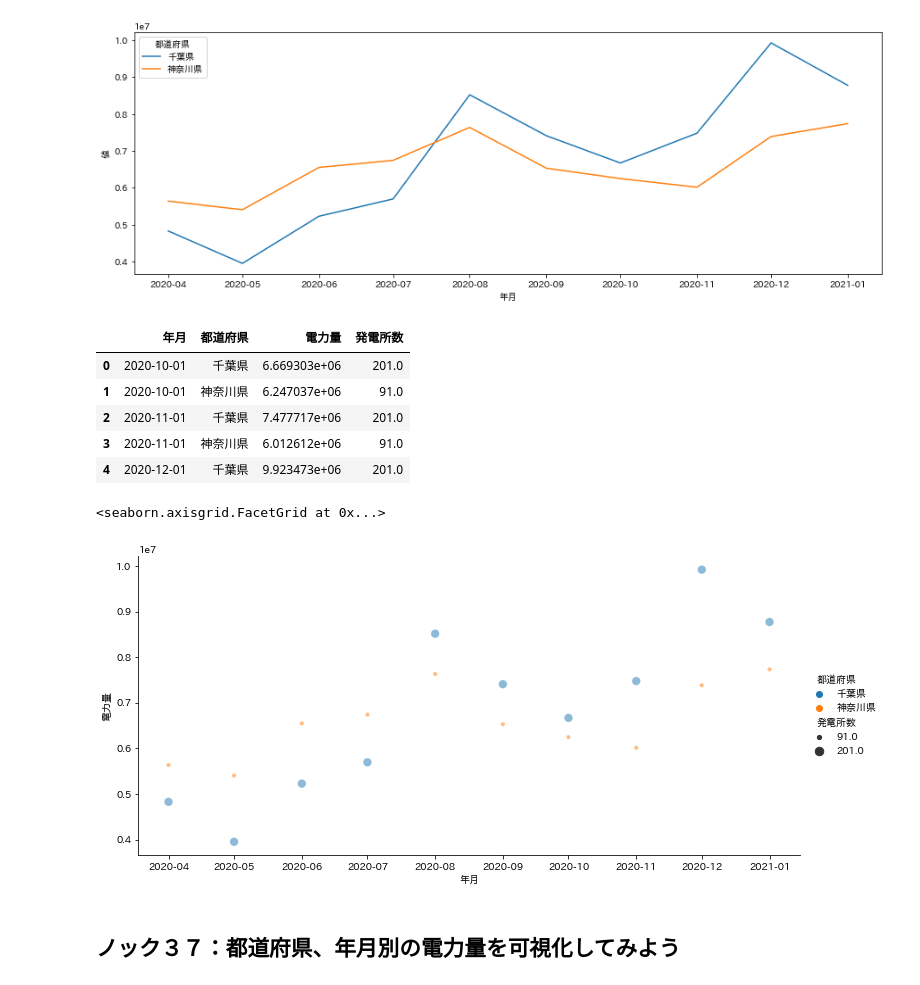
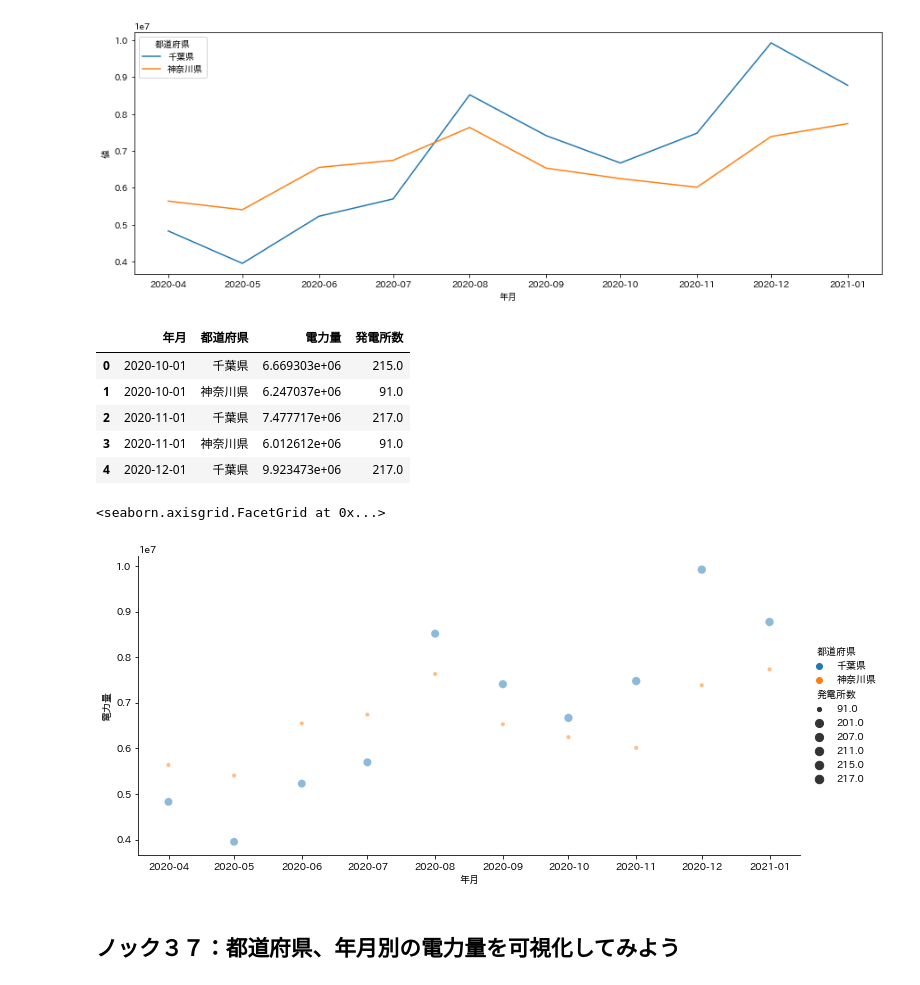
Before and after one commit to winuim/python-process-visualization-100, a Jupyter notebook: chapter-2/src/chapter-2.ipynb, the cells around one changed output. Cells and saved outputs as stored; diff of their text form; code cells hidden in the pictures.

Commit message:
ノック３７：都道府県、年月別の電力量を可視化してみよう

```diff
--- a/chapter-2/src/chapter-2.ipynb
+++ b/chapter-2/src/chapter-2.ipynb
@@ -176,11 +176,11 @@ data.head()
 # %%
 datas = []
 for sheet in sheets:
-    data = xl.parse(sheets[0], skiprows=4, header=None)
-    data.drop(data.tail(4).index, inplace=True)
-    data.columns = cols
-    data["年月"] = sheet
-    datas.append(data)
+  data = xl.parse(sheet, skiprows=4, header=None)
+  data.drop(data.tail(4).index, inplace=True)
+  data.columns = cols
+  data['年月'] = sheet
+  datas.append(data)
 datas
 # %% [output]
 [    都道府県 水力発電所_水力_発電所数  水力発電所_水力_最大出力計  火力発電所_火力_発電所数  火力発電所_火力_最大出力計  \
@@ -532,24 +532,26 @@ sns.lineplot(x=viz_data["年月"], y=viz_data["値"], hue=viz_data["都道府県
 <AxesSubplot:xlabel='年月', ylabel='値'>
 [figure]
 # %%
-viz_data_num = datas_v_all[["都道府県","年月","値"]].loc[(datas_v_all["項目"]=="発電所数")&((datas_v_all["都道府県"]=="神奈川県")|(datas_v_all["都道府県"]=="千葉県"))]
-viz_data_num = viz_data_num.groupby(["年月","都道府県"], as_index=False).sum()
-viz_data_num["年月"] = pd.to_datetime(viz_data_num["年月"])
-viz_data.rename(columns={"値":"電力量"}, inplace=True)
-viz_data_num.rename(columns={"値":"発電所数"}, inplace=True)
-viz_data_join = pd.merge(viz_data, viz_data_num, on=["年月","都道府県"], how="left")
+viz_data_num = datas_v_all[['都道府県','年月','値']].loc[(datas_v_all['項目']=='発電所数')&((datas_v_all['都道府県']=='神奈川県')|(datas_v_all['都道府県']=='千葉県'))]
+viz_data_num = viz_data_num.groupby(['年月', '都道府県'],as_index=False).sum()
+viz_data_num['年月'] = pd.to_datetime(viz_data_num['年月'])
+viz_data.rename(columns={'値':'電力量'}, inplace=True)
+viz_data_num.rename(columns={'値':'発電所数'}, inplace=True)
+viz_data_join = pd.merge(viz_data, viz_data_num, on=['年月', '都道府県'], how='left')
 viz_data_join.head()
 # %% [output]
 |  | 年月 | 都道府県 | 電力量 | 発電所数 |
-| 0 | 2020-10-01 | 千葉県 | 6.669303e+06 | 201.0 |
+| 0 | 2020-10-01 | 千葉県 | 6.669303e+06 | 215.0 |
 | 1 | 2020-10-01 | 神奈川県 | 6.247037e+06 | 91.0 |
-| 2 | 2020-11-01 | 千葉県 | 7.477717e+06 | 201.0 |
+| 2 | 2020-11-01 | 千葉県 | 7.477717e+06 | 217.0 |
 | 3 | 2020-11-01 | 神奈川県 | 6.012612e+06 | 91.0 |
-| 4 | 2020-12-01 | 千葉県 | 9.923473e+06 | 201.0 |
+| 4 | 2020-12-01 | 千葉県 | 9.923473e+06 | 217.0 |
 # %%
-sns.relplot(x=viz_data_join["年月"], y=viz_data_join["電力量"], hue=viz_data_join["都道府県"], size=viz_data_join["発電所数"], alpha=0.5, height=5, aspect=2)
+sns.relplot(x=viz_data_join['年月'],  y=viz_data_join['電力量'],
+            hue=viz_data_join['都道府県'], size=viz_data_join['発電所数'],
+            alpha=0.5, height=5, aspect=2)
 # %% [output]
 <seaborn.axisgrid.FacetGrid at 0x...>
-[figure, old version]
+[figure, new version]
 # %% [markdown]
 ## ノック３７：都道府県、年月別の電力量を可視化してみよう
```
Also changed, not shown: parts of 25 cells of this notebook.
